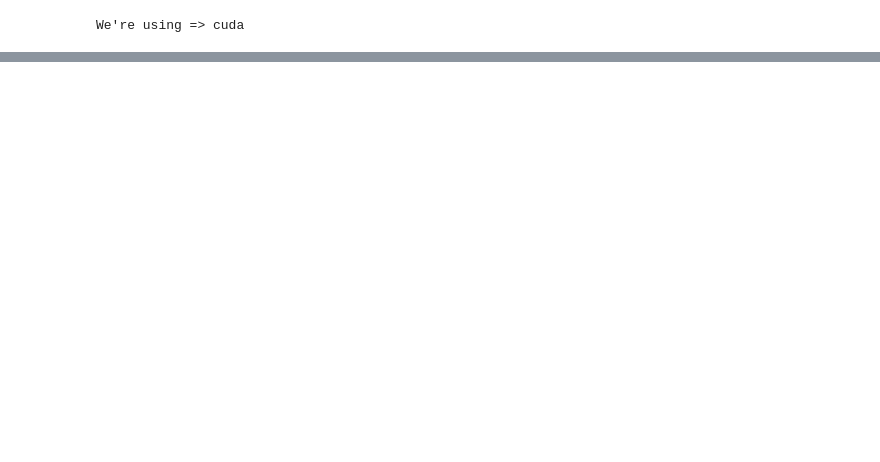
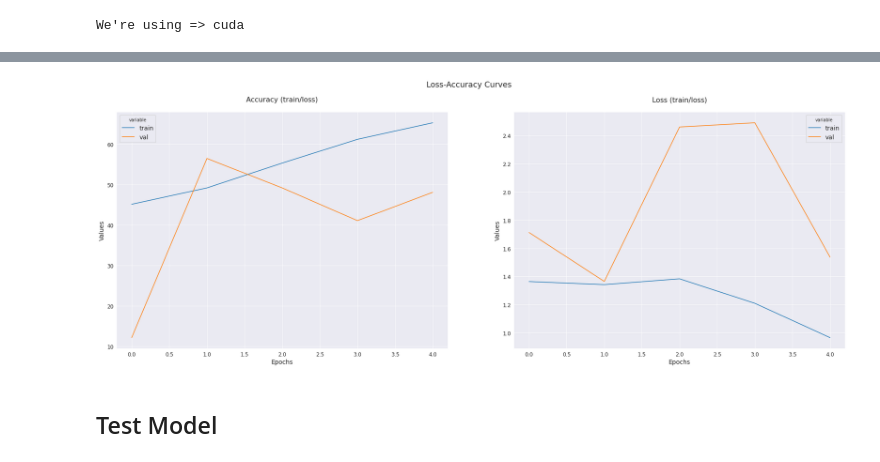
Before and after one commit to theairbend3r/decoding-thoughts, a Jupyter notebook: notebooks/02_stimulus_cnn.ipynb, the cells around one changed output, grey strips where cells are left out. Cells and saved outputs as stored; diff of their text form; code cells hidden in the pictures; blank space fills up the shorter version.

```diff
--- a/notebooks/02_stimulus_cnn.ipynb
+++ b/notebooks/02_stimulus_cnn.ipynb
@@ -94,39 +116 @@ train_loader = DataLoader(dataset=train_dataset, shuffle=True, batch_size=128)
 test_loader = DataLoader(dataset=test_dataset, shuffle=False, batch_size=8)
-# %%
-class StimulusClassifier(nn.Module):
-    def __init__(self, num_classes):
-        super(StimulusClassifier, self).__init__()
-
-        self.block1 = self.conv_block(c_in=1, c_out=32, kernel_size=3, stride=1, padding=1)
-        self.block2 = self.conv_block(c_in=32, c_out=64, kernel_size=3, stride=1, padding=1)
-        self.block3 = self.conv_block(c_in=64, c_out=128, kernel_size=3, stride=1, padding=1)
-        self.block4 = self.conv_block(c_in=128, c_out=64, kernel_size=3, stride=1, padding=1)
-        self.fc = nn.Linear(in_features=4096, out_features=num_classes)
-
-        self.maxpool = nn.MaxPool2d(kernel_size=2, stride=2)
-
-    def forward(self, x):
-        x = self.block1(x)
-        x = self.maxpool(x)
-
-        x = self.block2(x)
-        x = self.maxpool(x)
-
-        x = self.block3(x)
-        x = self.maxpool(x)
-
-        x = self.block4(x)
-        x = self.maxpool(x)
-
-        x = x.flatten(start_dim=1)
-        x = self.fc(x)
-
-        return x
-
-
-    def conv_block(self, c_in, c_out, **kwargs):
-        return  nn.Sequential(
-            nn.Conv2d(in_channels=c_in, out_channels=c_out, **kwargs),
-            nn.BatchNorm2d(num_features=c_out),
-            nn.ReLU(),
-        )
@@ -133,2 +119,7 @@ class StimulusClassifier(nn.Module):
 # %%
 model = StimulusClassifier(num_classes=len(class2idx))
+model.to(device)
+
+epochs = 5
+criterion = nn.CrossEntropyLoss()
+optimizer = optim.SGD(model.parameters(), lr=0.001, momentum=0.99)
@@ -240,3 +144,7 @@ Epoch 20/20: | Train Loss: 0.35817 | Train Acc: 89.786%
 # %%
-test_loader = DataLoader(dataset=test_dataset, shuffle=False, batch_size=8)
+plot_loss_acc_curves(loss_stats, acc_stats)
+# %% [output]
+[figure, added]
+# %% [markdown]
+## Test Model
 # %%
```
Also changed, not shown: parts of 23 cells of this notebook, 9 other files.
